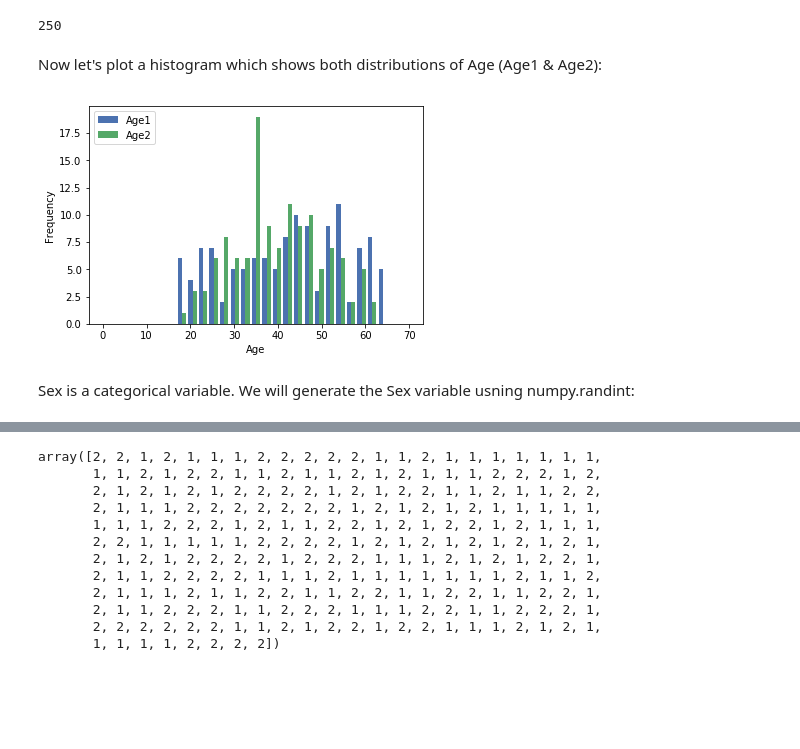
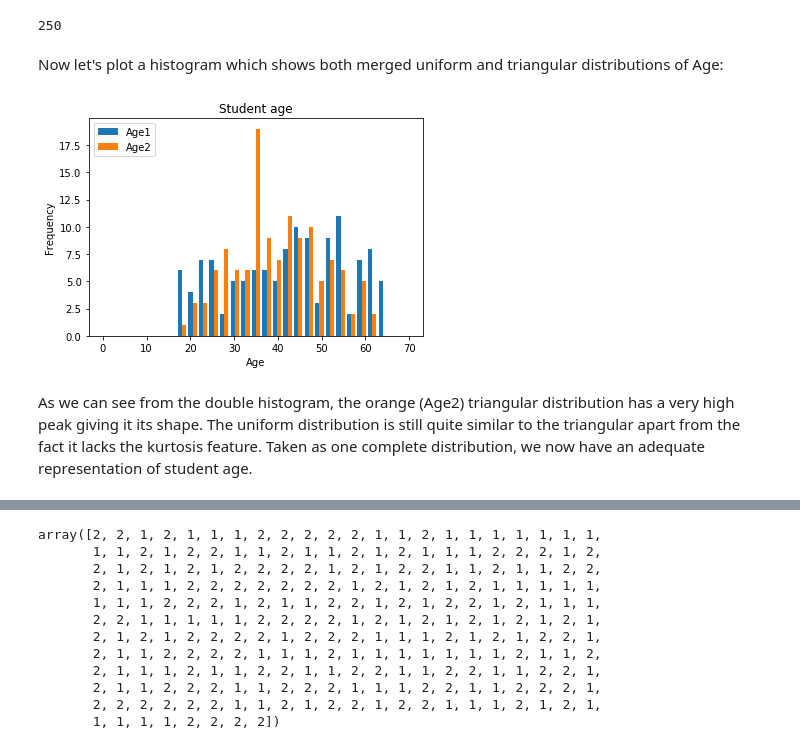
Before and after one commit to Datagatherer2357/Project-Programming-for-data-analysis-GMIT, a Jupyter notebook: Project-real-world-dataset.ipynb, the cells around one changed output, grey strips where cells are left out. Saved outputs shown, nothing was run; the diff lists cells and outputs as text; code cells hidden in the pictures; blank space fills up the shorter version.

```diff
--- a/Project-real-world-dataset.ipynb
+++ b/Project-real-world-dataset.ipynb
@@ -94,20 +94,22 @@ len(Age) # Checking the count of our newly concatenated distribution
 # %% [output]
 250
 # %% [markdown]
-Now let's plot a histogram which shows both distributions of Age (Age1 & Age2):
+Now let's plot a histogram which shows both merged uniform and triangular distributions of Age:
 # %%
 import matplotlib.pyplot as plt
 %matplotlib inline
 
 # Configuration of histogram [6]:
 
-bins = np.linspace(0, 70, 30)
-plt.hist([Age1, Age2], bins, label=['Age1', 'Age2'])
+bins = np.linspace(0, 70, 30) # linspace returns evenly spaced numbers over a specified interval
+plt.hist([Age1, Age2], bins, label=['Age1', 'Age2']) # Adding distribution samples and labelling them
 plt.legend(loc='upper left') # Legend location
 plt.ylabel('Frequency') # labelling y axis
 plt.xlabel('Age') # labelling x axis
+plt.title('Student age') # Adding title
+
 plt.show()
 # %% [output]
-[figure, old version]
+[figure, new version]
-# %% [markdown]
-Sex is a categorical variable. We will generate the Sex variable usning numpy.randint:
+# %% [markdown]
+As we can see from the double histogram, the orange (Age2) triangular distribution has a very high peak giving it its shape. The uniform distribution is still quite similar to the triangular apart from the fact it lacks the kurtosis feature. Taken as one complete distribution, we now have an adequate representation of student age.
```
Also changed, not shown: parts of 74 cells of this notebook, 1 other file.
